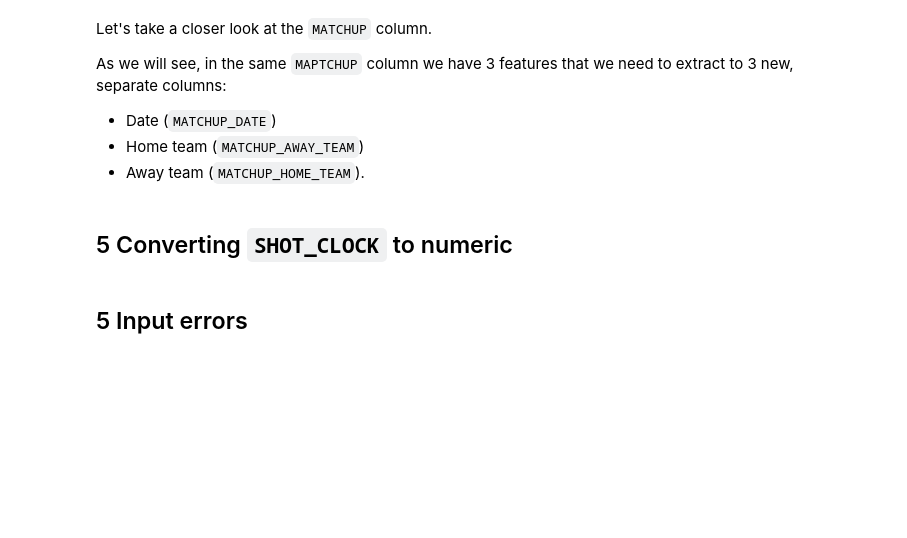
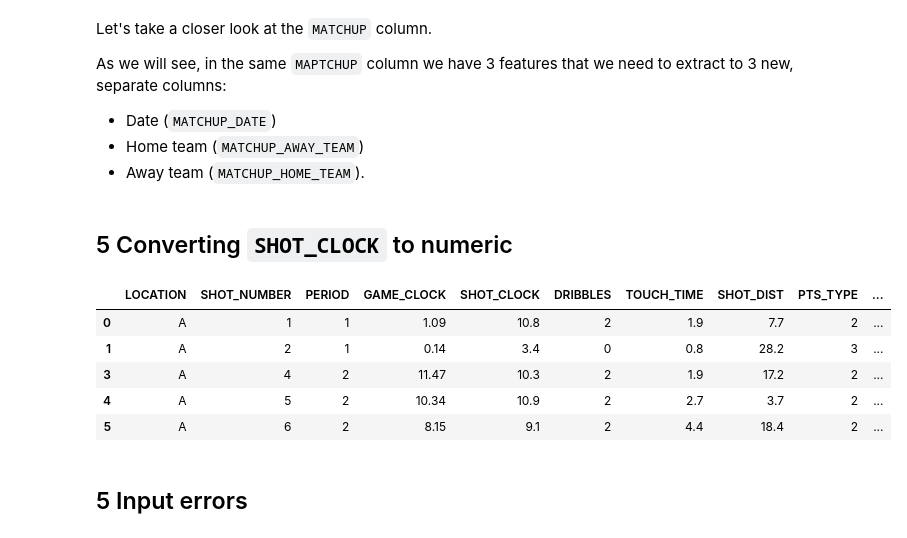
Before and after one commit to LDSSA/learning-units, a Jupyter notebook: units/14-working-with-real-data/examples/predicting-field-goals-made-nba.ipynb, the cells around one changed output. Saved outputs shown, nothing was run; the diff lists cells and outputs as text; code cells hidden in the pictures; blank space fills up the shorter version.

```diff
--- a/units/14-working-with-real-data/examples/predicting-field-goals-made-nba.ipynb
+++ b/units/14-working-with-real-data/examples/predicting-field-goals-made-nba.ipynb
@@ -158,6 +169,7 @@ def extract_date(string):
 
     date = features[0]
     date = pd.to_datetime(date)
+    date = date
 
     return date
 
@@ -181,6 +193,7 @@ def extract_home_team(string):
 def expand_matchup_column(data, with_preview=False):
 
     data['MATCHUP_DATE']      = data['MATCHUP'].apply(extract_date)
+    data['MATCHUP_DATE']      = data['MATCHUP_DATE'].astype(np.int64) / int(1e6)
     data['MATCHUP_AWAY_TEAM'] = data['MATCHUP'].apply(extract_away_team)
     data['MATCHUP_HOME_TEAM'] = data['MATCHUP'].apply(extract_home_team)
 
@@ -199,20 +212,28 @@ data_with_matchup_details = expand_matchup_column(data_complete)
 # %%
 def shot_clock_formatting(string):
 
     string = string.replace(':', '.')
 
     return string
 
 
 def shot_clock_to_numeric(data):
 
     data['GAME_CLOCK'] = data['GAME_CLOCK'].apply(shot_clock_formatting)
     data['GAME_CLOCK'] = data['GAME_CLOCK'].astype('float')
 
     return data
 
 
 data_with_numeric_shot_clock = shot_clock_to_numeric(data_with_matchup_details)
+data_with_numeric_shot_clock.head()
+# %% [output]
+|  | LOCATION | SHOT_NUMBER | PERIOD | GAME_CLOCK | SHOT_CLOCK | DRIBBLES | TOUCH_TIME | SHOT_DIST | PTS_TYPE | ... |
+| 0 | A | 1 | 1 | 1.09 | 10.8 | 2 | 1.9 | 7.7 | 2 | ... |
+| 1 | A | 2 | 1 | 0.14 | 3.4 | 0 | 0.8 | 28.2 | 3 | ... |
+| 3 | A | 4 | 2 | 11.47 | 10.3 | 2 | 1.9 | 17.2 | 2 | ... |
+| 4 | A | 5 | 2 | 10.34 | 10.9 | 2 | 2.7 | 3.7 | 2 | ... |
+| 5 | A | 6 | 2 | 8.15 | 9.1 | 2 | 4.4 | 18.4 | 2 | ... |
 # %% [markdown]
 ## 5 Input errors
 # %% [markdown]
```
Also changed, not shown: parts of 24 cells of this notebook, 1 other file.
